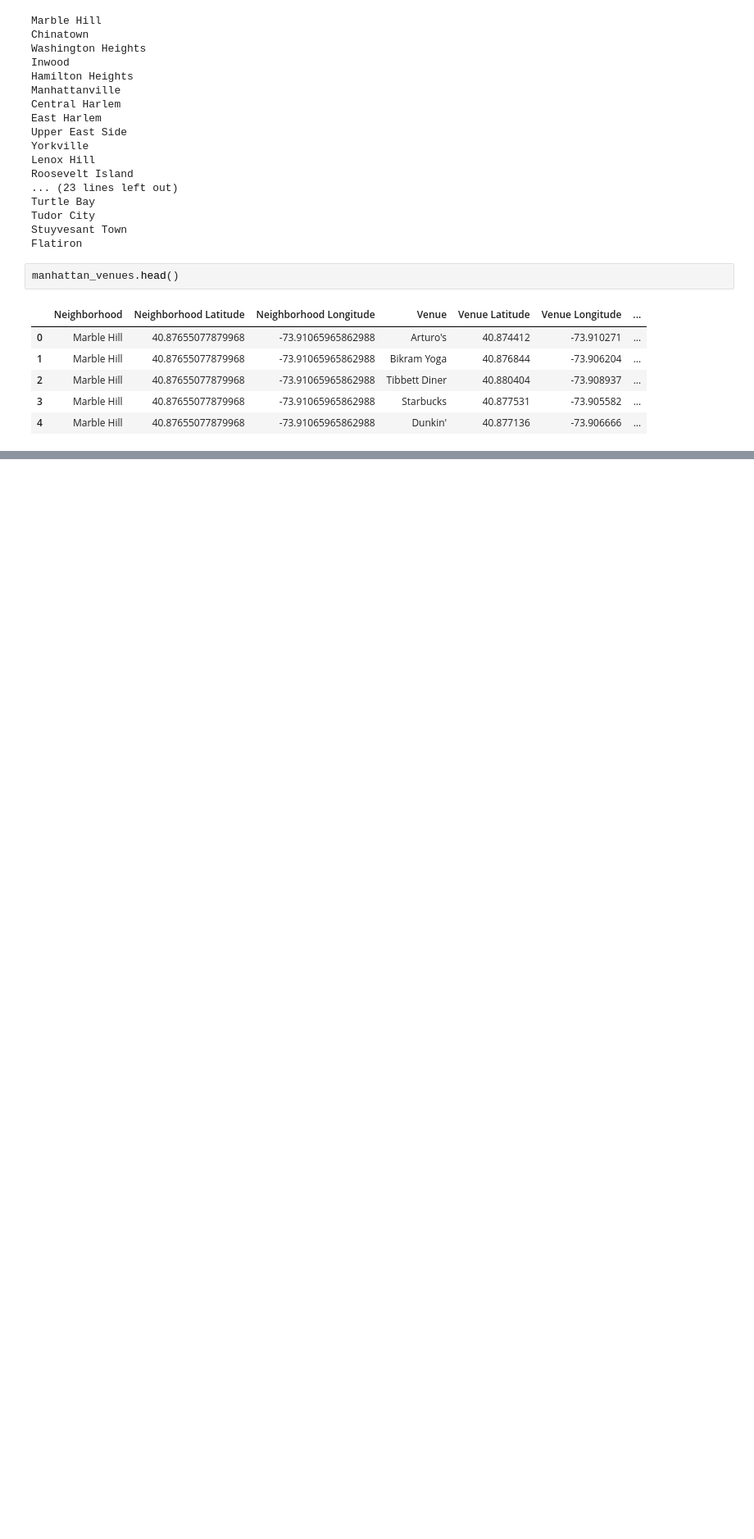
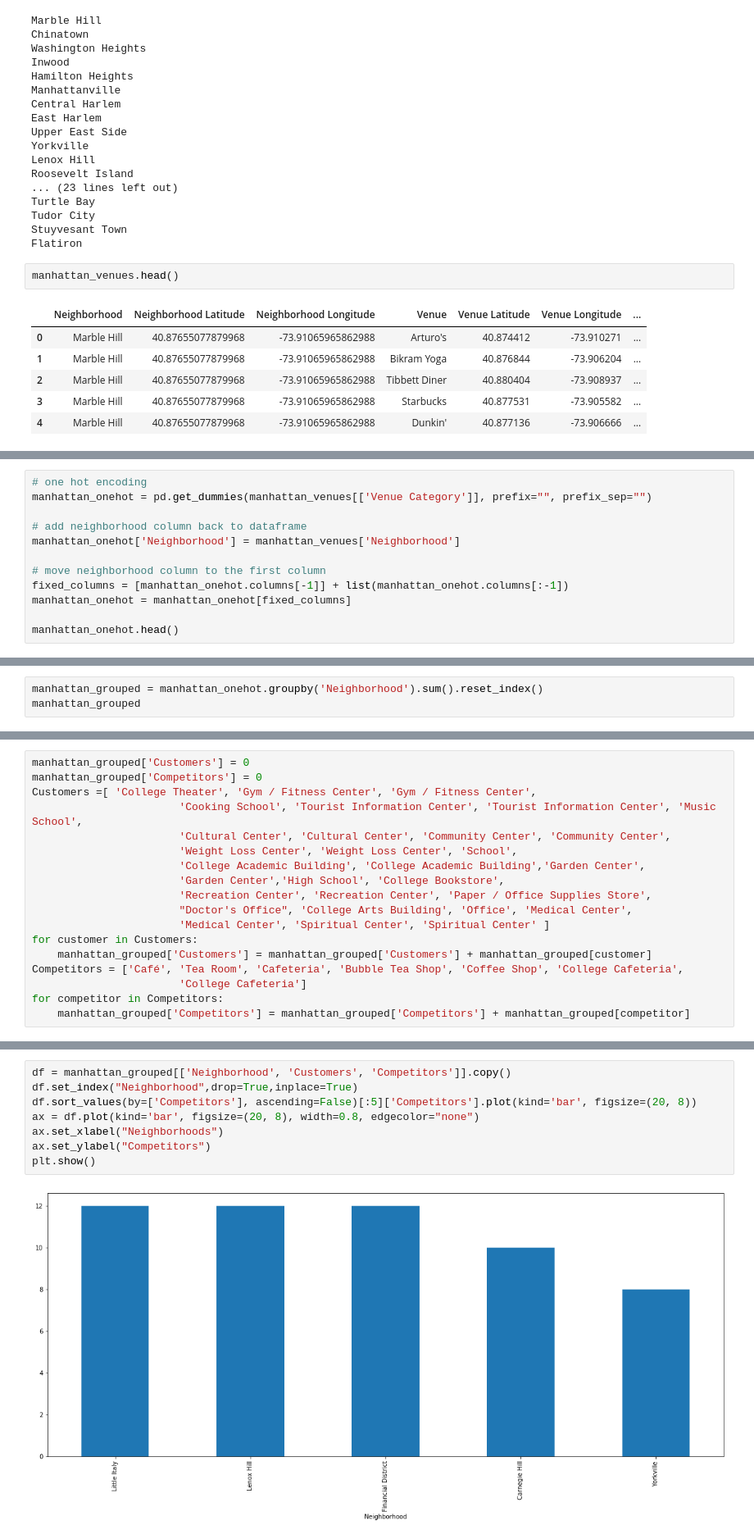
Before and after one commit to pmukher/Coursera_Capstone, a Jupyter notebook: NewYork_Coffee_Shops_Location_Explorer.ipynb, the cells around one changed output, grey strips where cells are left out. Shown: that part at 82% size. Drawn from its saved outputs; the diff is of its cells as text; blank space fills up the shorter version.

Commit message:
Adding Visualizations

```diff
--- a/NewYork_Coffee_Shops_Location_Explorer.ipynb
+++ b/NewYork_Coffee_Shops_Location_Explorer.ipynb
@@ -189,0 +205,12 @@ pandas.core.frame.DataFrame
+# %%
+# one hot encoding
+manhattan_onehot = pd.get_dummies(manhattan_venues[['Venue Category']], prefix="", prefix_sep="")
+
+# add neighborhood column back to dataframe
+manhattan_onehot['Neighborhood'] = manhattan_venues['Neighborhood']
+
+# move neighborhood column to the first column
+fixed_columns = [manhattan_onehot.columns[-1]] + list(manhattan_onehot.columns[:-1])
+manhattan_onehot = manhattan_onehot[fixed_columns]
+
+manhattan_onehot.head()
@@ -189,0 +225,3 @@ pandas.core.frame.DataFrame
+# %%
+manhattan_grouped = manhattan_onehot.groupby('Neighborhood').sum().reset_index()
+manhattan_grouped
@@ -189,0 +247,18 @@ pandas.core.frame.DataFrame
+# %%
+manhattan_grouped['Customers'] = 0
+manhattan_grouped['Competitors'] = 0
+Customers =[ 'College Theater', 'Gym / Fitness Center', 'Gym / Fitness Center',
+                       'Cooking School', 'Tourist Information Center', 'Tourist Information Center', 'Music School',
+                       'Cultural Center', 'Cultural Center', 'Community Center', 'Community Center',
+                       'Weight Loss Center', 'Weight Loss Center', 'School',
+                       'College Academic Building', 'College Academic Building','Garden Center',
+                       'Garden Center','High School', 'College Bookstore',
+                       'Recreation Center', 'Recreation Center', 'Paper / Office Supplies Store',
+                       "Doctor's Office", 'College Arts Building', 'Office', 'Medical Center',
+                       'Medical Center', 'Spiritual Center', 'Spiritual Center' ]
+for customer in Customers:
+    manhattan_grouped['Customers'] = manhattan_grouped['Customers'] + manhattan_grouped[customer]
+Competitors = ['Café', 'Tea Room', 'Cafeteria', 'Bubble Tea Shop', 'Coffee Shop', 'College Cafeteria',
+                       'College Cafeteria']
+for competitor in Competitors:
+    manhattan_grouped['Competitors'] = manhattan_grouped['Competitors'] + manhattan_grouped[competitor]
@@ -189,0 +267,10 @@ pandas.core.frame.DataFrame
+# %%
+df = manhattan_grouped[['Neighborhood', 'Customers', 'Competitors']].copy()
+df.set_index("Neighborhood",drop=True,inplace=True)
+df.sort_values(by=['Competitors'], ascending=False)[:5]['Competitors'].plot(kind='bar', figsize=(20, 8))
+ax = df.plot(kind='bar', figsize=(20, 8), width=0.8, edgecolor="none")
+ax.set_xlabel("Neighborhoods")
+ax.set_ylabel("Competitors")
+plt.show()
+# %% [output]
+[figure, added]
```
Also changed, not shown: parts of 11 cells of this notebook.
